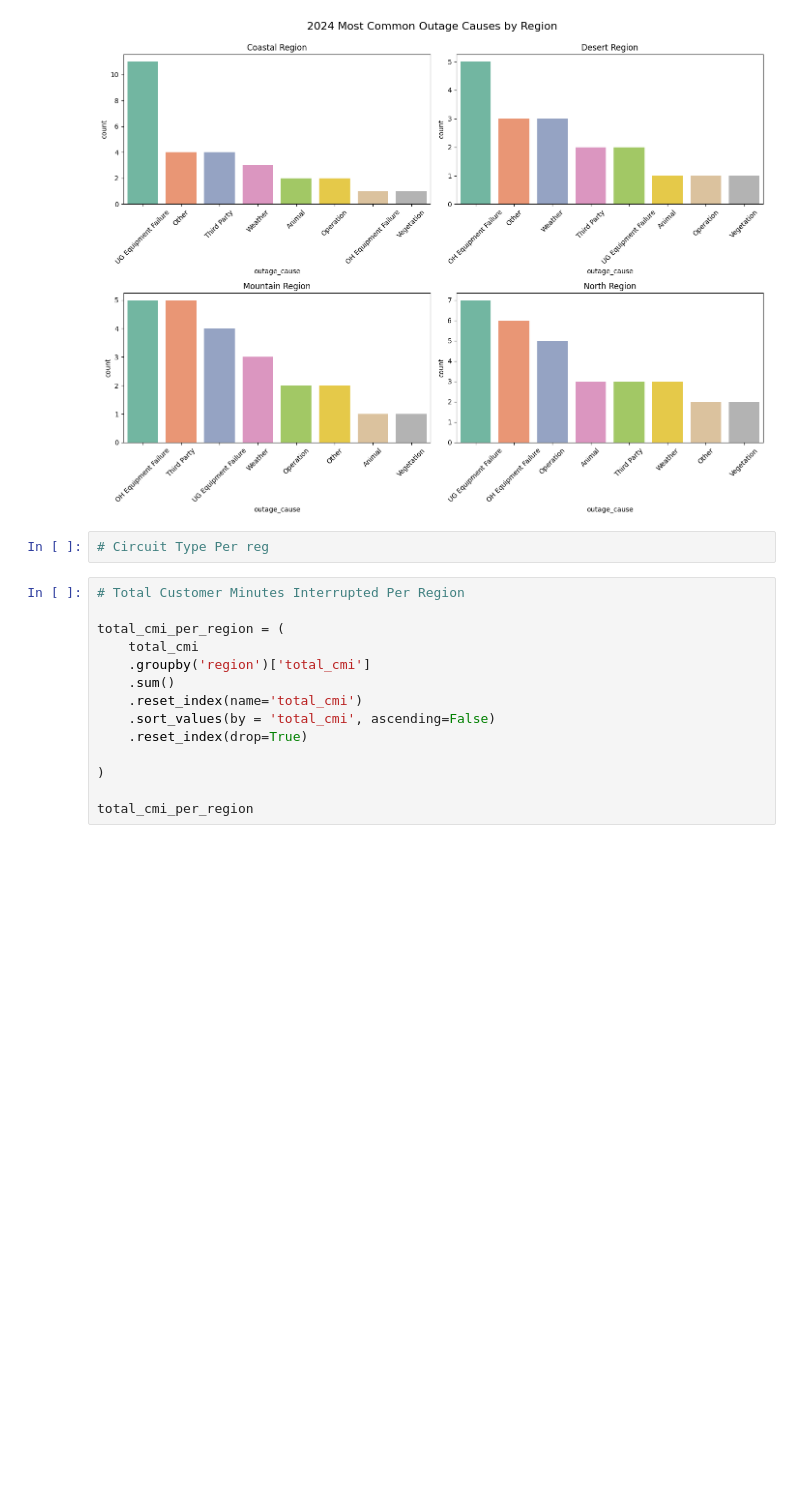
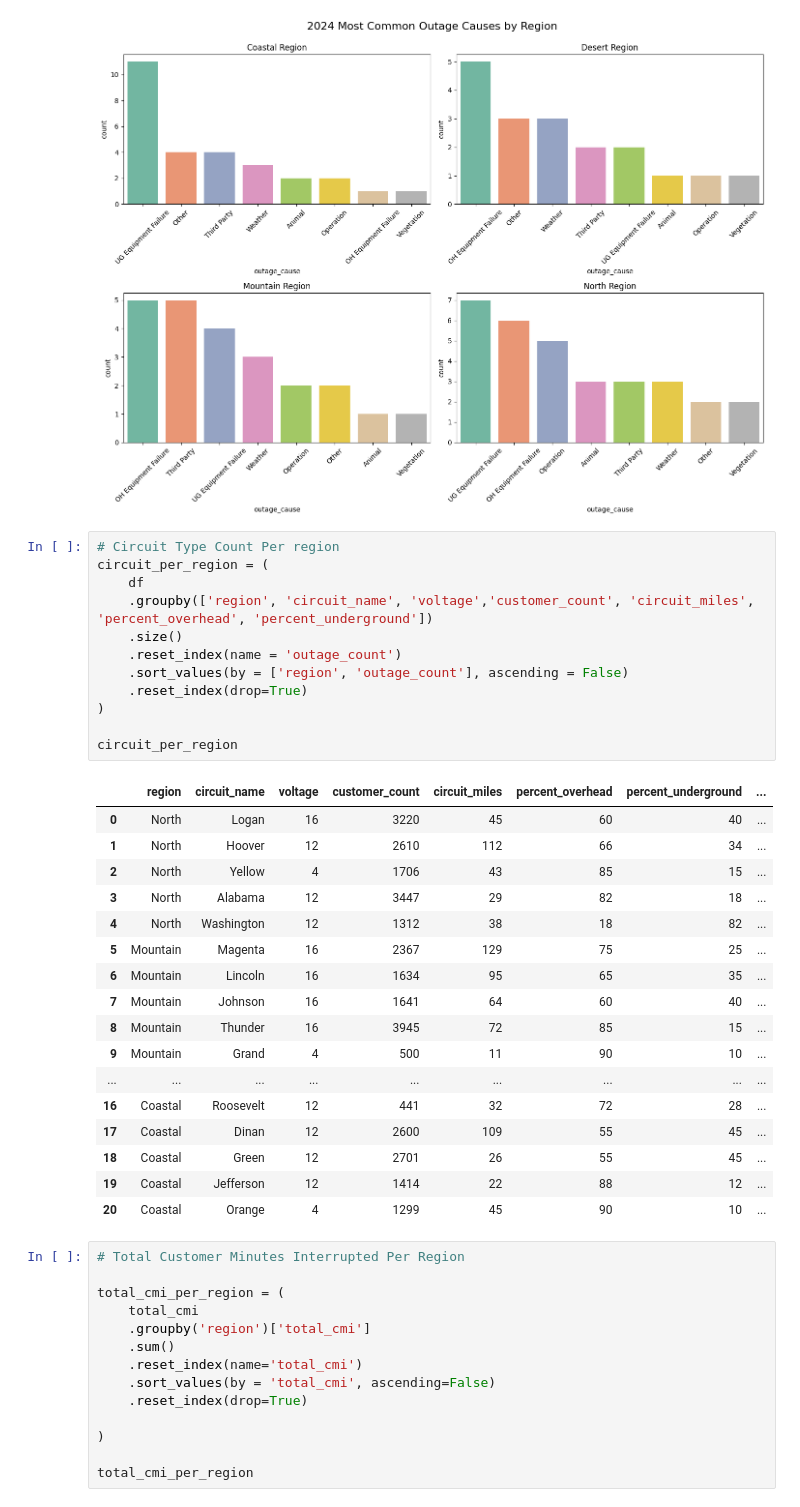
Before and after one commit to GerardoG2/ITC-2025, a Jupyter notebook: circuit-outage-analysis.ipynb, the cells around one changed output. Drawn from its saved outputs; the diff is of its cells as text; blank space fills up the shorter version.

Commit message:
circuit per region dataframe created

```diff
--- a/circuit-outage-analysis.ipynb
+++ b/circuit-outage-analysis.ipynb
@@ -183,7 +183,35 @@ plt.show()
 # %% [output]
 [figure]
 # %%
-# Circuit Type Per reg
+# Circuit Type Count Per region
+circuit_per_region = (
+    df
+    .groupby(['region', 'circuit_name', 'voltage','customer_count', 'circuit_miles', 'percent_overhead', 'percent_underground'])
+    .size()
+    .reset_index(name = 'outage_count')
+    .sort_values(by = ['region', 'outage_count'], ascending = False)
+    .reset_index(drop=True)
+)
+
+circuit_per_region
+# %% [output]
+|  | region | circuit_name | voltage | customer_count | circuit_miles | percent_overhead | percent_underground | ... |
+| 0 | North | Logan | 16 | 3220 | 45 | 60 | 40 | ... |
+| 1 | North | Hoover | 12 | 2610 | 112 | 66 | 34 | ... |
+| 2 | North | Yellow | 4 | 1706 | 43 | 85 | 15 | ... |
+| 3 | North | Alabama | 12 | 3447 | 29 | 82 | 18 | ... |
+| 4 | North | Washington | 12 | 1312 | 38 | 18 | 82 | ... |
+| 5 | Mountain | Magenta | 16 | 2367 | 129 | 75 | 25 | ... |
+| 6 | Mountain | Lincoln | 16 | 1634 | 95 | 65 | 35 | ... |
+| 7 | Mountain | Johnson | 16 | 1641 | 64 | 60 | 40 | ... |
+| 8 | Mountain | Thunder | 16 | 3945 | 72 | 85 | 15 | ... |
+| 9 | Mountain | Grand | 4 | 500 | 11 | 90 | 10 | ... |
+| ... | ... | ... | ... | ... | ... | ... | ... | ... |
+| 16 | Coastal | Roosevelt | 12 | 441 | 32 | 72 | 28 | ... |
+| 17 | Coastal | Dinan | 12 | 2600 | 109 | 55 | 45 | ... |
+| 18 | Coastal | Green | 12 | 2701 | 26 | 55 | 45 | ... |
+| 19 | Coastal | Jefferson | 12 | 1414 | 22 | 88 | 12 | ... |
+| 20 | Coastal | Orange | 4 | 1299 | 45 | 90 | 10 | ... |
 # %%
 # Total Customer Minutes Interrupted Per Region
 
```
